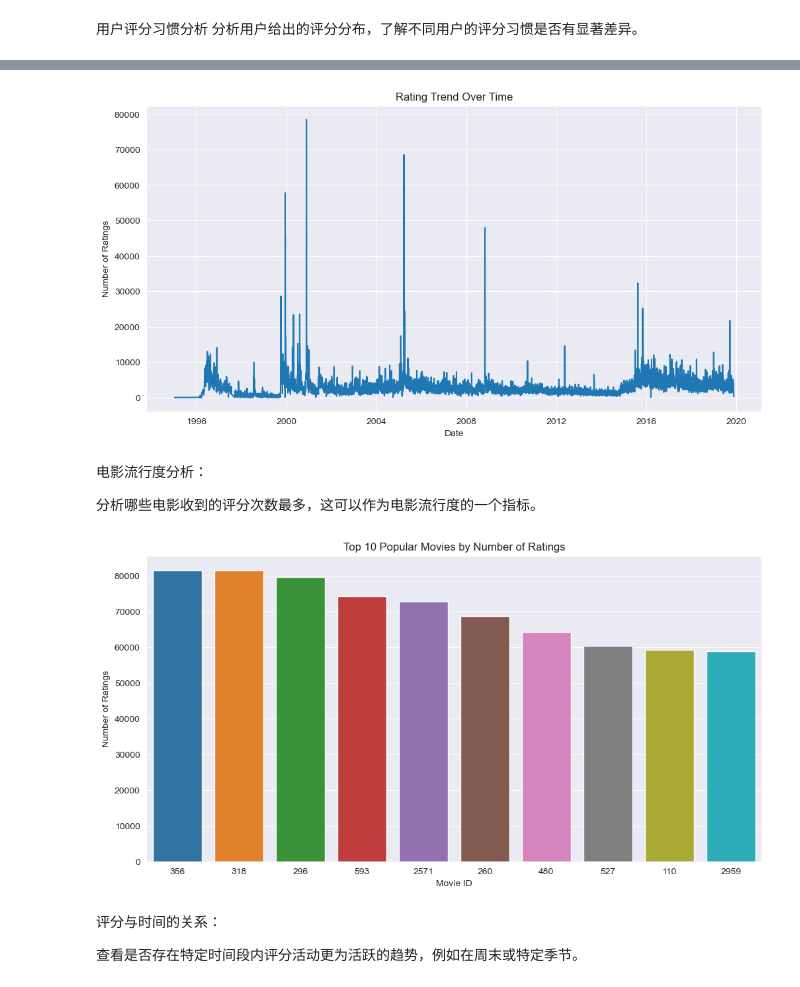
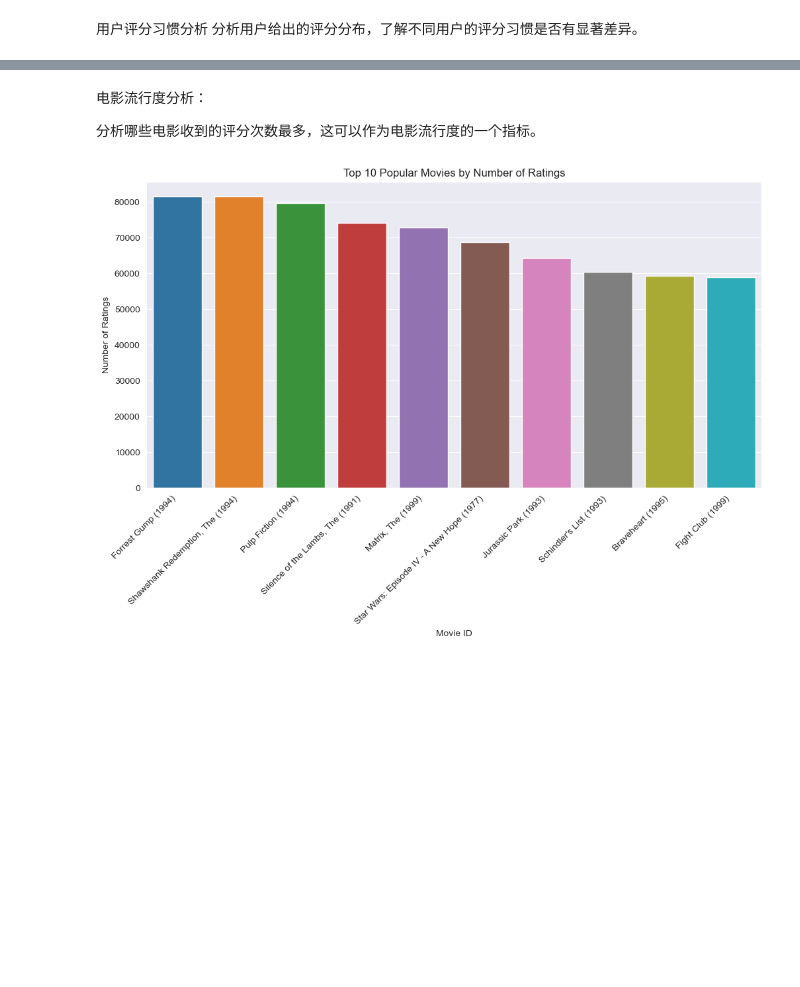
Before and after one commit to GDistories/Spark_Performance_Analysis_MovieLen, a Jupyter notebook: Task1.ipynb, the cells around one changed output, grey strips where cells are left out. Cells and saved outputs as stored; diff of their text form; code cells hidden in the pictures; blank space fills up the shorter version.

```diff
--- a/Task1.ipynb
+++ b/Task1.ipynb
@@ -5,3 +5,4 @@ import matplotlib.pyplot as plt
 import seaborn as sns
 # %%
 ratings_df = pd.read_csv('ml-25m/ratings.csv')
+movies_df = pd.read_csv('ml-25m/movies.csv')
@@ -79,16 +59,3 @@ plt.show()
-# %%
-# 将时间戳转换为日期
-ratings_df['date'] = pd.to_datetime(ratings_df['timestamp'], unit='s')
-
-# 绘制时间序列图
-plt.figure(figsize=(12, 6))
-ratings_df.groupby(ratings_df['date'].dt.date)['rating'].count().plot(kind='line')
-plt.title('Rating Trend Over Time')
-plt.xlabel('Date')
-plt.ylabel('Number of Ratings')
-plt.show()
-# %% [output]
-[figure, removed]
 # %% [markdown]
 电影流行度分析：
 
@@ -96,17 +63,17 @@ plt.show()
 # %%
 # 计算每部电影的评分次数
 movie_popularity = ratings_df['movieId'].value_counts().head(10)
+
+# 将横坐标的电影ID转换为电影名称
+movie_popularity.index = movie_popularity.index.map(movies_df.set_index('movieId')['title'])
 
 # 绘制电影流行度条形图
 plt.figure(figsize=(12, 6))
 sns.barplot(x=movie_popularity.index, y=movie_popularity.values, order=movie_popularity.index)
 plt.title('Top 10 Popular Movies by Number of Ratings')
 plt.xlabel('Movie ID')
 plt.ylabel('Number of Ratings')
+plt.xticks(rotation=45, ha='right')
 plt.show()
 # %% [output]
-[figure, old version]
+[figure, new version]
-# %% [markdown]
-评分与时间的关系：
-
-查看是否存在特定时间段内评分活动更为活跃的趋势，例如在周末或特定季节。
```
Also changed, not shown: parts of 33 cells of this notebook.
